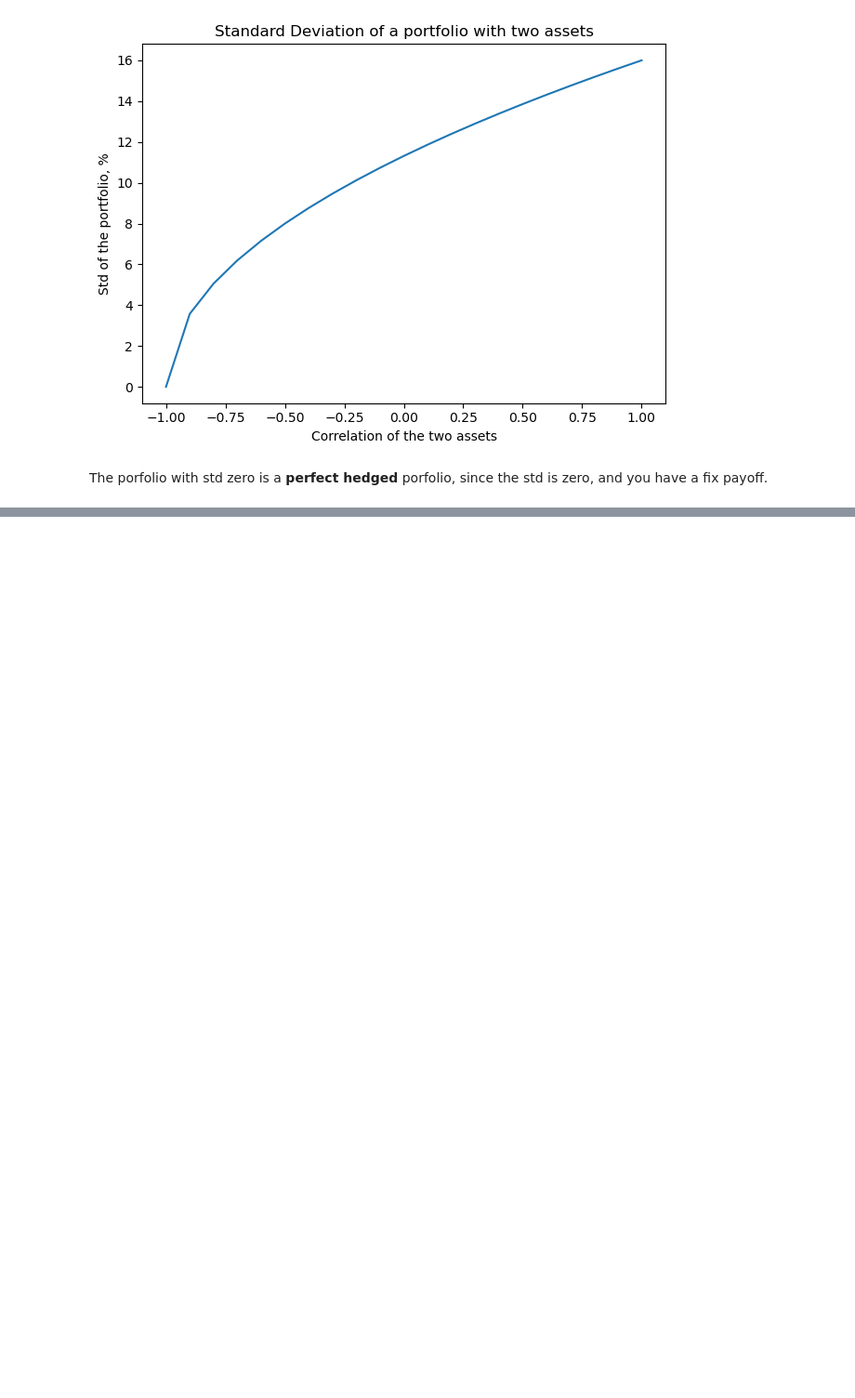
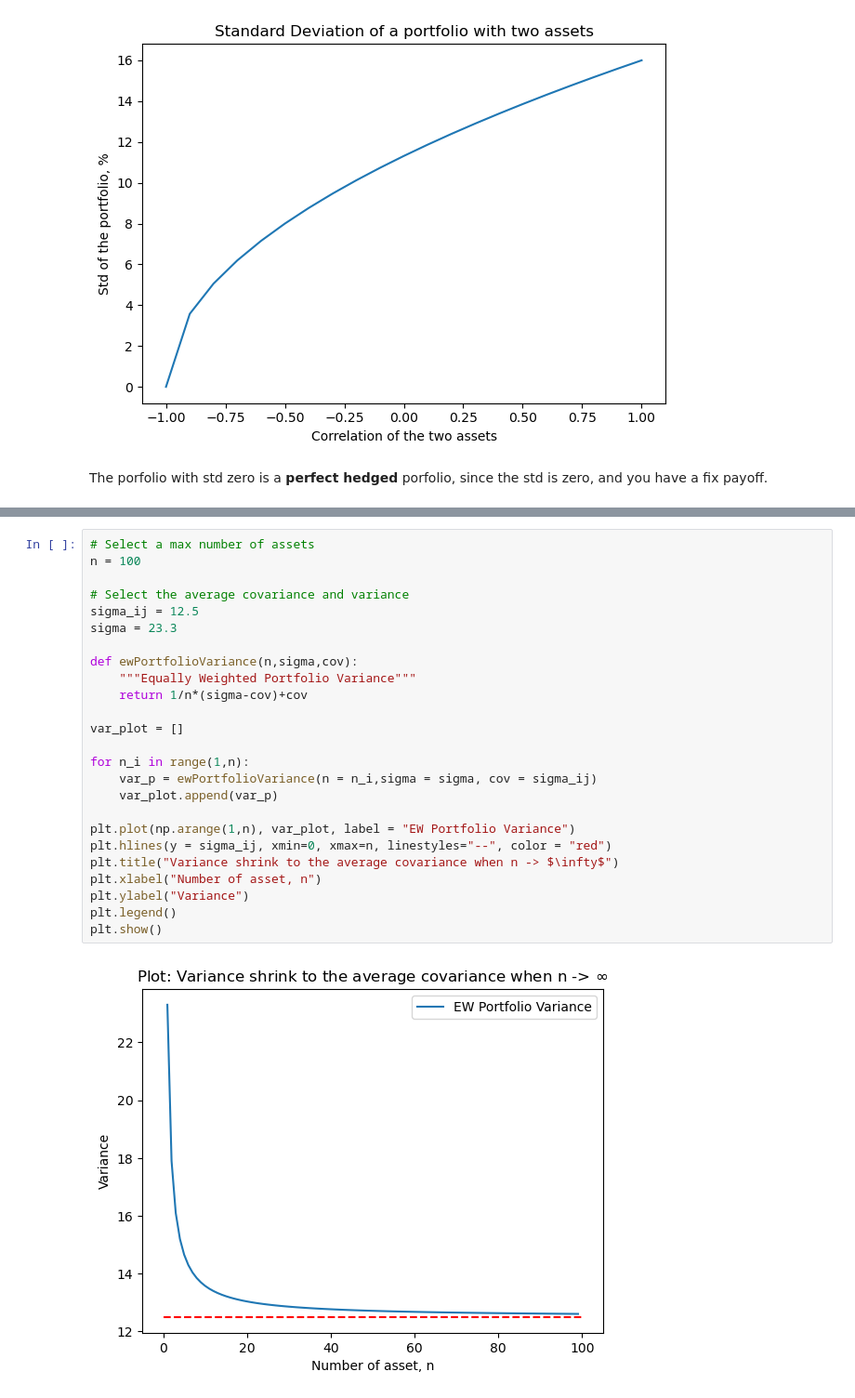
Before and after one commit to jacoporauseo/TheoryofFinanceHSG, a Jupyter notebook: 02. Basis of Portfolio Choice.ipynb, the cells around one changed output, grey strips where cells are left out. Shown at 93% size. Drawn from its saved outputs; the diff is of its cells as text; blank space fills up the shorter version.

Commit message:
Modification to 02. Basis of Portfolio Choice.ipynb

```diff
--- a/02. Basis of Portfolio Choice.ipynb
+++ b/02. Basis of Portfolio Choice.ipynb
@@ -139,0 +148,27 @@ The porfolio with std zero is a **perfect hedged** porfolio, since the std is ze
+# %%
+# Select a max number of assets
+n = 100
+
+# Select the average covariance and variance
+sigma_ij = 12.5
+sigma = 23.3
+
+def ewPortfolioVariance(n,sigma,cov):
+    """Equally Weighted Portfolio Variance"""
+    return 1/n*(sigma-cov)+cov
+
+var_plot = []
+
+for n_i in range(1,n):
+    var_p = ewPortfolioVariance(n = n_i,sigma = sigma, cov = sigma_ij)
+    var_plot.append(var_p)
+
+plt.plot(np.arange(1,n), var_plot, label = "EW Portfolio Variance")
+plt.hlines(y = sigma_ij, xmin=0, xmax=n, linestyles="--", color = "red")
+plt.title("Variance shrink to the average covariance when n -> $\infty$")
+plt.xlabel("Number of asset, n")
+plt.ylabel("Variance")
+plt.legend()
+plt.show()
+# %% [output]
+[figure, added]
```
Also changed, not shown: parts of 2 cells of this notebook.
